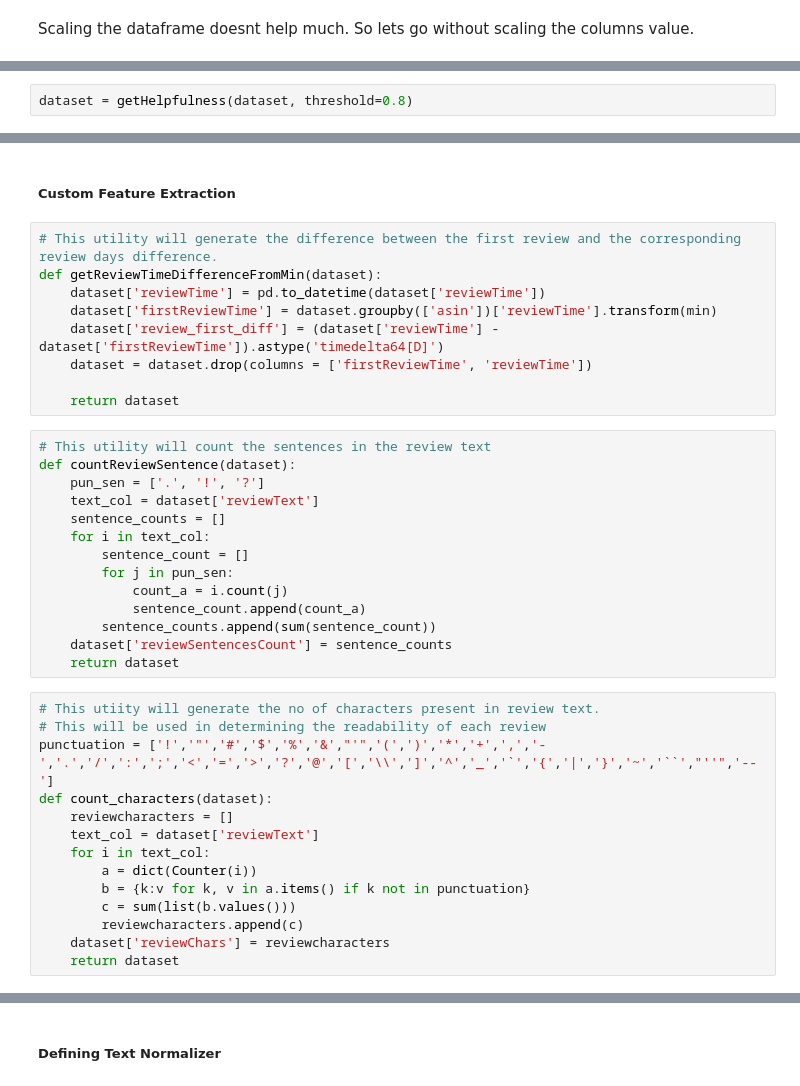
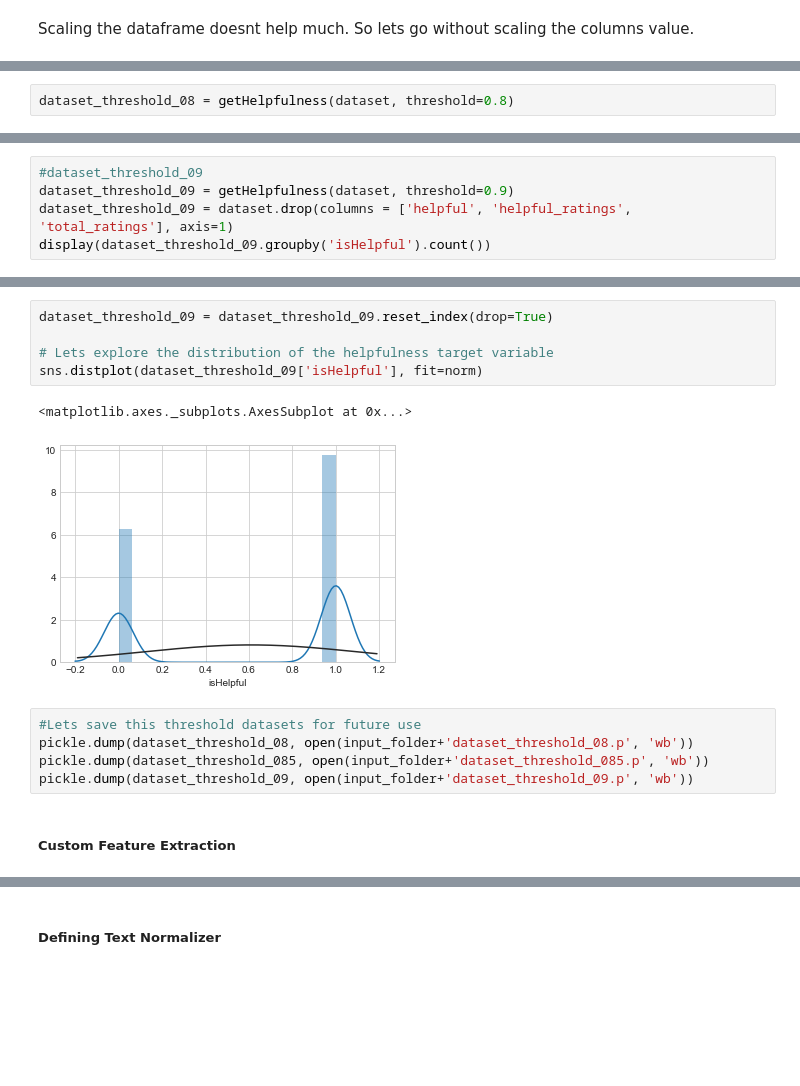
Before and after one commit to subhashree-ai/amazon-review-helpfulness-prediction, a Jupyter notebook: notebooks/amazon_helpfulness_prediction_trad_models.ipynb, the cells around one changed output, grey strips where cells are left out. Drawn from its saved outputs; the diff is of its cells as text; blank space fills up the shorter version.

```diff
--- a/notebooks/amazon_helpfulness_prediction_trad_models.ipynb
+++ b/notebooks/amazon_helpfulness_prediction_trad_models.ipynb
@@ -281,3 +286,3 @@ Based on the optimal threshold output. Let's select threshold as 0.8 and establi
 # %%
-dataset = getHelpfulness(dataset, threshold=0.8)
+dataset_threshold_08 = getHelpfulness(dataset, threshold=0.8)
 # %%
@@ -301,0 +325,5 @@ sns.distplot(dataset['isHelpful'], fit=norm)
+# %%
+#dataset_threshold_09
+dataset_threshold_09 = getHelpfulness(dataset, threshold=0.9)
+dataset_threshold_09 = dataset.drop(columns = ['helpful', 'helpful_ratings', 'total_ratings'], axis=1)
+display(dataset_threshold_09.groupby('isHelpful').count())
@@ -302,39 +335,15 @@ sns.distplot(dataset['isHelpful'], fit=norm)
+# %%
+dataset_threshold_09 = dataset_threshold_09.reset_index(drop=True)
+
+# Lets explore the distribution of the helpfulness target variable
+sns.distplot(dataset_threshold_09['isHelpful'], fit=norm)
+# %% [output]
+<matplotlib.axes._subplots.AxesSubplot at 0x...>
+[figure, added]
+# %%
+#Lets save this threshold datasets for future use
+pickle.dump(dataset_threshold_08, open(input_folder+'dataset_threshold_08.p', 'wb'))
+pickle.dump(dataset_threshold_085, open(input_folder+'dataset_threshold_085.p', 'wb'))
+pickle.dump(dataset_threshold_09, open(input_folder+'dataset_threshold_09.p', 'wb'))
 # %% [markdown]
 ##### Custom Feature Extraction
-# %%
-# This utility will generate the difference between the first review and the corresponding review days difference.
-def getReviewTimeDifferenceFromMin(dataset):
-    dataset['reviewTime'] = pd.to_datetime(dataset['reviewTime'])
-    dataset['firstReviewTime'] = dataset.groupby(['asin'])['reviewTime'].transform(min)
-    dataset['review_first_diff'] = (dataset['reviewTime'] - dataset['firstReviewTime']).astype('timedelta64[D]')
-    dataset = dataset.drop(columns = ['firstReviewTime', 'reviewTime'])
-
-    return dataset
-# %%
-# This utility will count the sentences in the review text
-def countReviewSentence(dataset):
-    pun_sen = ['.', '!', '?']
-    text_col = dataset['reviewText']
-    sentence_counts = []
-    for i in text_col:
-        sentence_count = []
-        for j in pun_sen:
-            count_a = i.count(j)
-            sentence_count.append(count_a)
-        sentence_counts.append(sum(sentence_count))
-    dataset['reviewSentencesCount'] = sentence_counts
-    return dataset
-# %%
-# This utiity will generate the no of characters present in review text.
-# This will be used in determining the readability of each review
-punctuation = ['!','"','#','$','%','&',"'",'(',')','*','+',',','-','.','/',':',';','<','=','>','?','@','[','\\',']','^','_','`','{','|','}','~','``',"''",'--']
-def count_characters(dataset):
-    reviewcharacters = []
-    text_col = dataset['reviewText']
-    for i in text_col:
-        a = dict(Counter(i))
-        b = {k:v for k, v in a.items() if k not in punctuation}
-        c = sum(list(b.values()))
-        reviewcharacters.append(c)
-    dataset['reviewChars'] = reviewcharacters
-    return dataset
```
Also changed, not shown: parts of 52 cells of this notebook, 9 other files.
